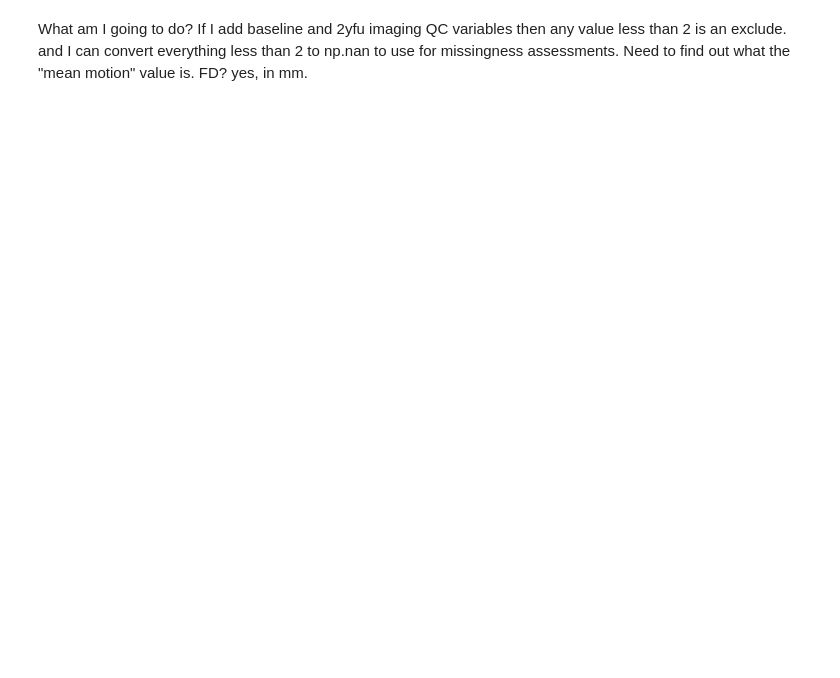
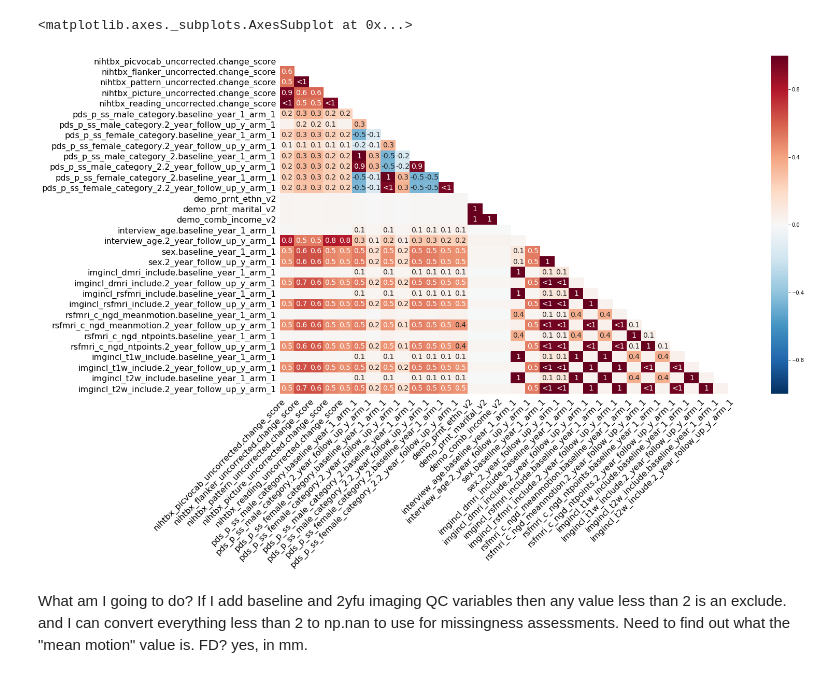
Before and after one commit to 62442katieb/deltaABCD_variability, a Jupyter notebook: notebooks/0.1missingness.ipynb, the cells around one changed output. Drawn from its saved outputs; the diff is of its cells as text; code cells hidden in the pictures; blank space fills up the shorter version.

```diff
--- a/notebooks/0.1missingness.ipynb
+++ b/notebooks/0.1missingness.ipynb
@@ -81,0 +58,5 @@ site = ['site_id_l.baseline_year_1_arm_1', 'site_id_l.2_year_follow_up_y_arm_1']
+# %%
+msno.heatmap(matrix_df, cmap='RdBu_r')
+# %% [output]
+<matplotlib.axes._subplots.AxesSubplot at 0x...>
+[figure, added]
```
Also changed, not shown: parts of 13 cells of this notebook, 2 other files.
